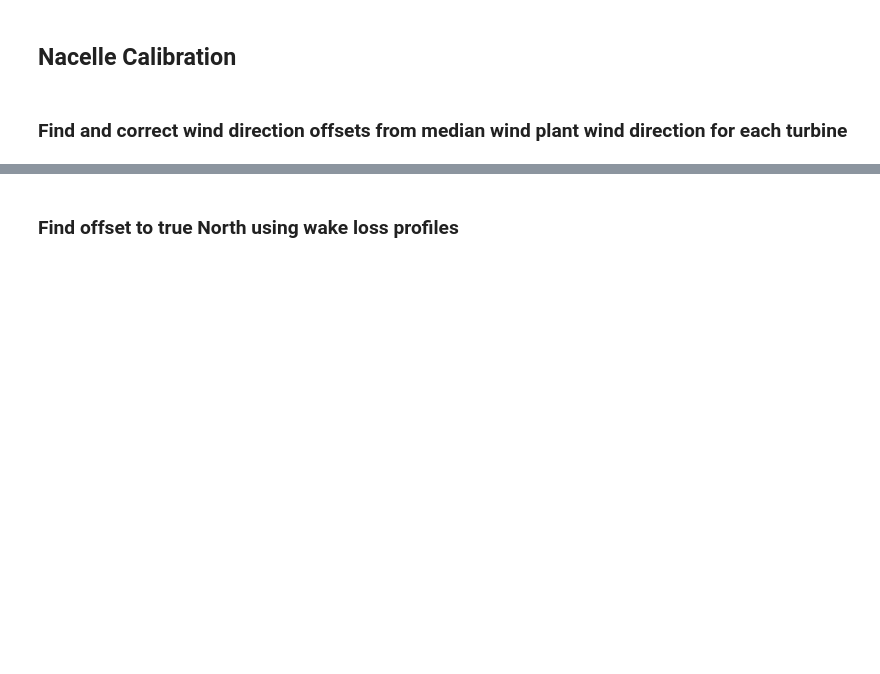
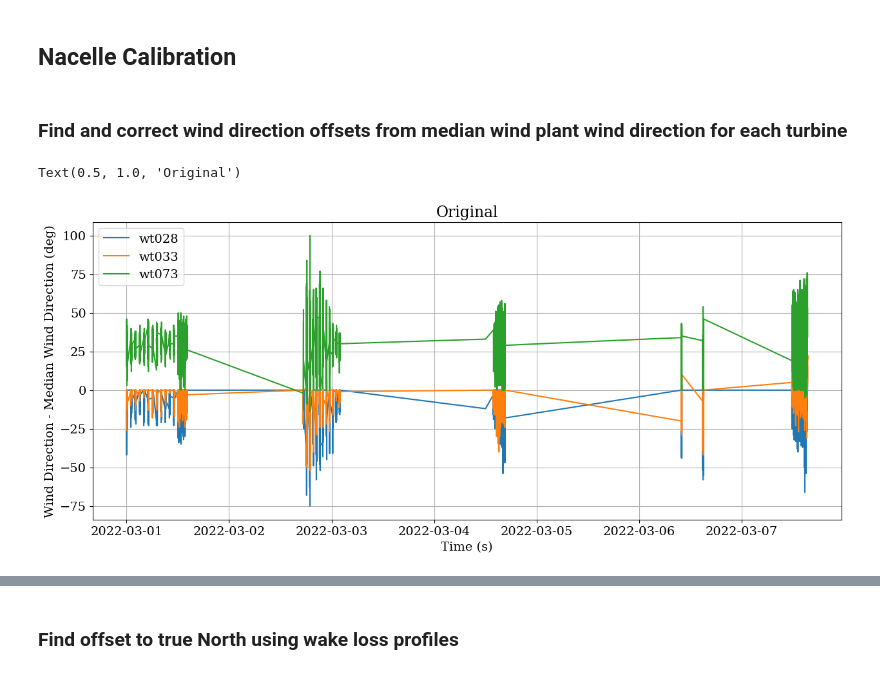
Before and after one commit to achenry/wind-forecasting, a Jupyter notebook: wind_forecasting/preprocessing/preprocessing_main.ipynb, the cells around one changed output, grey strips where cells are left out. Saved outputs shown, nothing was run; the diff lists cells and outputs as text; code cells hidden in the pictures; blank space fills up the shorter version.

```diff
--- a/wind_forecasting/preprocessing/preprocessing_main.ipynb
+++ b/wind_forecasting/preprocessing/preprocessing_main.ipynb
@@ -726,15 +806,16 @@ if PLOT:
 # if more than 'missing_col_thr' columns are missing data for more than 'missing_timesteps_thr', split the dataset at the point of temporal discontinuity
 df_query = [df.lazy() for df in df_query.with_columns(get_continuity_group_index(df_query_not_missing).alias("continuity_group"))\
                           .filter(pl.col("continuity_group") != -1)\
+                          .drop(cs.contains("is_missing") | cs.contains("num_missing"))
                           .collect(streaming=True)\
                           .sort("time")\
                           .partition_by("continuity_group")]
 
 # check that each split dataframe a) is continuous in time AND b) has <= than the threshold number of missing columns OR for less than the threshold time span
-for df in df_query:
-    assert df.select((pl.col("time").diff(null_behavior="drop") == np.timedelta64(data_loader.dt, "s")).all()).collect(streaming=True).item()
-    assert (df.select((pl.sum_horizontal([(cs.numeric() & cs.contains(col)).is_null() for col in missing_data_cols]) <= missing_col_thr).all()).collect(streaming=True).item()
-            |  ((df.select("time").max().collect(streaming=True).item() - df.select("time").min().collect(streaming=True).item()) < missing_duration_thr))
+# for df in df_query:
+#     assert df.select((pl.col("time").diff(null_behavior="drop") == np.timedelta64(data_loader.dt, "s")).all()).collect(streaming=True).item()
+#     assert (df.select((pl.sum_horizontal([(cs.numeric() & cs.contains(col)).is_null() for col in missing_data_cols]) <= missing_col_thr)).collect(streaming=True)
+#             |  ((df.select("time").max().collect(streaming=True).item() - df.select("time").min().collect(streaming=True).item()) < missing_duration_thr))
 
 # max_len = 0
 # max_idx = -1
@@ -777,49 +914,43 @@ del unpivot_df
 # %%
-# TODO remerge into one dataframe for nacelle calibration and normalization (may not need to if integrated in models)
+# remerge into one dataframe for nacelle calibration and normalization (may not need to if integrated in models)
 # df_query = data_filter.resolve_missing_data(df_query, features=["wind_speed", "wind_direction", "power_output"], how="forward_fill")
 # df_query = df_query.pivot(on="turbine_id", index="time", values=["power_output", "nacelle_direction", "wind_speed", "wind_direction", "turbine_status"]).lazy()
-df_query = pl.concat(df_query, how="vertical")
+df_query = pl.concat([df.with_columns(continuity_group=pl.lit(i)) for i, df in enumerate(df_query)], how="vertical").sort("time")
 # %% [markdown]
 ## Nacelle Calibration
 # %% [markdown]
 ### Find and correct wind direction offsets from median wind plant wind direction for each turbine
 # %%
-turbine_ids = df_query.select("turbine_id").unique().collect(streaming=True).to_numpy()[:, 0]
+# turbine_ids = df_query.select("turbine_id").unique().collect(streaming=True).to_numpy()[:, 0]
 
 # add the 3 degrees back to the wind direction signal
 offset = 3.0
-df_query2 = df_query.with_columns((pl.col("wind_direction") + 3.0 % 360.0).alias("wind_direction"))
+# ERIC WHY ADD OFFSET TODO
+df_query2 = df_query.with_columns((cs.starts_with("wind_direction") + offset % 360.0))
 
-# TODO make sure that all power values are >= 0 at this point
-wd_median = DataInspector.collect_data(df_query2, ["time", "turbine_id", "wind_direction"]).groupby("time")["wind_direction"].median()
+wd_median = np.median(df_query2.select(cs.starts_with("wind_direction")).collect().to_numpy(), axis=1)
 wd_median = np.degrees(np.arctan2(np.sin(np.radians(wd_median)), np.cos(np.radians(wd_median))))
-wd_median = pd.concat([
-    DataInspector.collect_data(df_query2, ["time", "turbine_id", "wind_direction", "power_output"])\
-    .pivot(index="time", columns="turbine_id", values="power_output")\
-        .rename(columns={old_col: f"power_output_{old_col}" for old_col in turbine_ids}),
-    wd_median], axis=1)
+wd_median = df_query2.select("time", cs.starts_with("wind_direction"), cs.starts_with("power_output")).with_columns(wd_median=wd_median)
 
-yaw_median = DataInspector.collect_data(df_query2, ["time", "turbine_id", "nacelle_direction"]).groupby("time")["nacelle_direction"].median()
+yaw_median = np.median(df_query2.select(cs.starts_with("nacelle_direction")).collect().to_numpy(), axis=1)
 yaw_median = np.degrees(np.arctan2(np.sin(np.radians(yaw_median)), np.cos(np.radians(yaw_median))))
-yaw_median = pd.concat([
-    DataInspector.collect_data(df_query2, ["time", "turbine_id", "wind_direction", "power_output"])\
-    .pivot(index="time", columns="turbine_id", values="power_output")\
-        .rename(columns={old_col: f"power_output_{old_col}" for old_col in turbine_ids}),
-    yaw_median], axis=1)
+yaw_median = df_query2.select("time", cs.starts_with("nacelle_direction"), cs.starts_with("power_output")).with_columns(yaw_median=yaw_median)
 
 fig, ax = plt.subplots(1, 1)
 for turbine_id in turbine_ids:
-    df = DataInspector.collect_data(df=df_query2,
-                        features=["time", "turbine_id", "wind_direction", "power_output"],
-                        mask=((pl.col("turbine_id") == turbine_id) & (pl.col("power_output") >= 0)))
+    df = df_query2.filter(pl.col(f"power_output_{turbine_id}") >= 0).select("time", f"wind_direction_{turbine_id}").collect()
 
-    ax.plot(df["time"], DataFilter.wrap_180(
-                        df.pivot(index="time", columns="turbine_id", values="wind_direction").values
-                        - wd_median.loc[(wd_median[f"power_output_{turbine_id}"] >= 0), "wind_direction"].values[:, np.newaxis]),
+    ax.plot(df.select("time").to_numpy().flatten(),
+            DataFilter.wrap_180(
+                        (df.select(f"wind_direction_{turbine_id}")
+                        - wd_median.filter(pl.col(f"power_output_{turbine_id}") >= 0).select(f"wd_median").collect()).to_numpy().flatten()),
                         label=f"{turbine_id}")
 
 ax.legend()
 ax.set_xlabel("Time (s)")
 ax.set_ylabel("Wind Direction - Median Wind Direction (deg)")
 
 ax.set_title("Original")
+# %% [output]
+Text(0.5, 1.0, 'Original')
+[figure, added]
```
Also changed, not shown: parts of 19 cells of this notebook, 1 other file.
